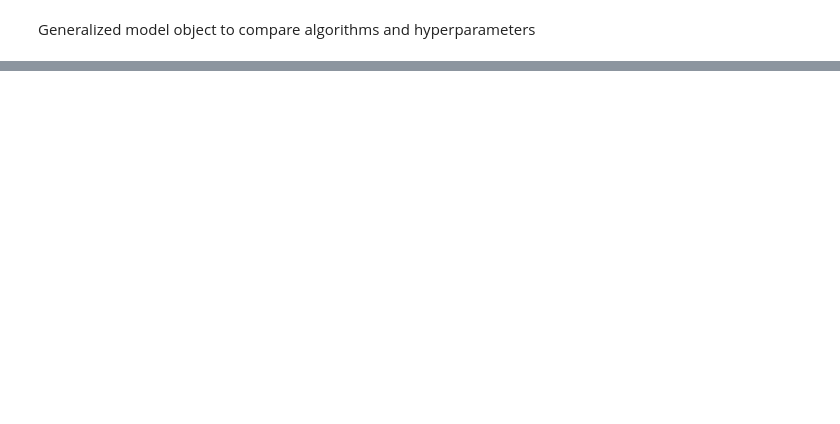
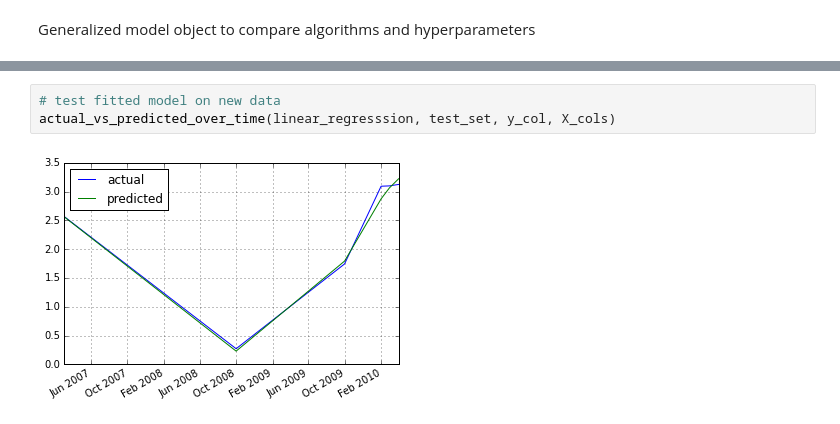
Before and after one commit to rhouck/gdp, a Jupyter notebook: Predict GDP Forecasts.ipynb, the cells around one changed output, grey strips where cells are left out. Saved outputs shown, nothing was run; the diff lists cells and outputs as text; blank space fills up the shorter version.

```diff
--- a/Predict GDP Forecasts.ipynb
+++ b/Predict GDP Forecasts.ipynb
@@ -227,0 +218,5 @@ comparison.plot()
+# %%
+# test fitted model on new data
+actual_vs_predicted_over_time(linear_regresssion, test_set, y_col, X_cols)
+# %% [output]
+[figure, added]
```
Also changed, not shown: parts of 7 cells of this notebook.
